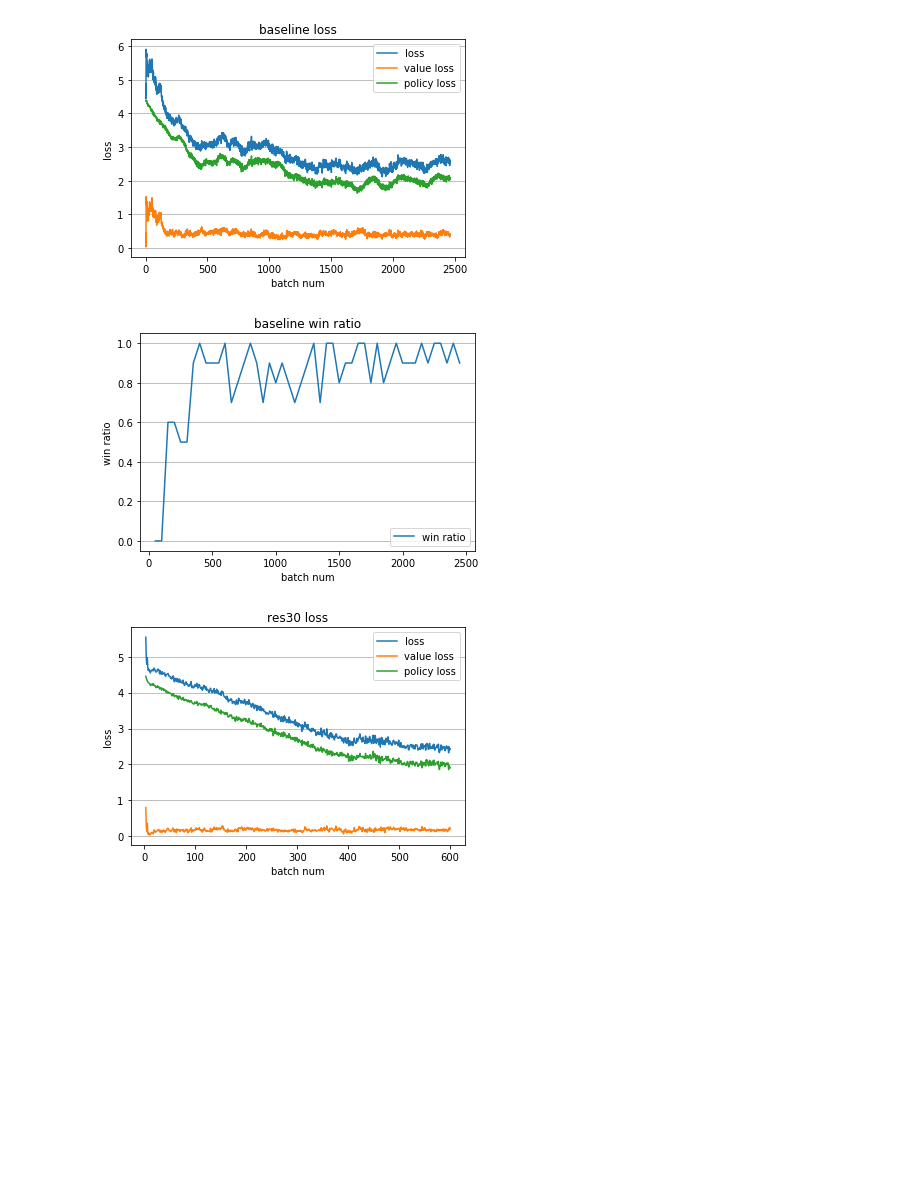
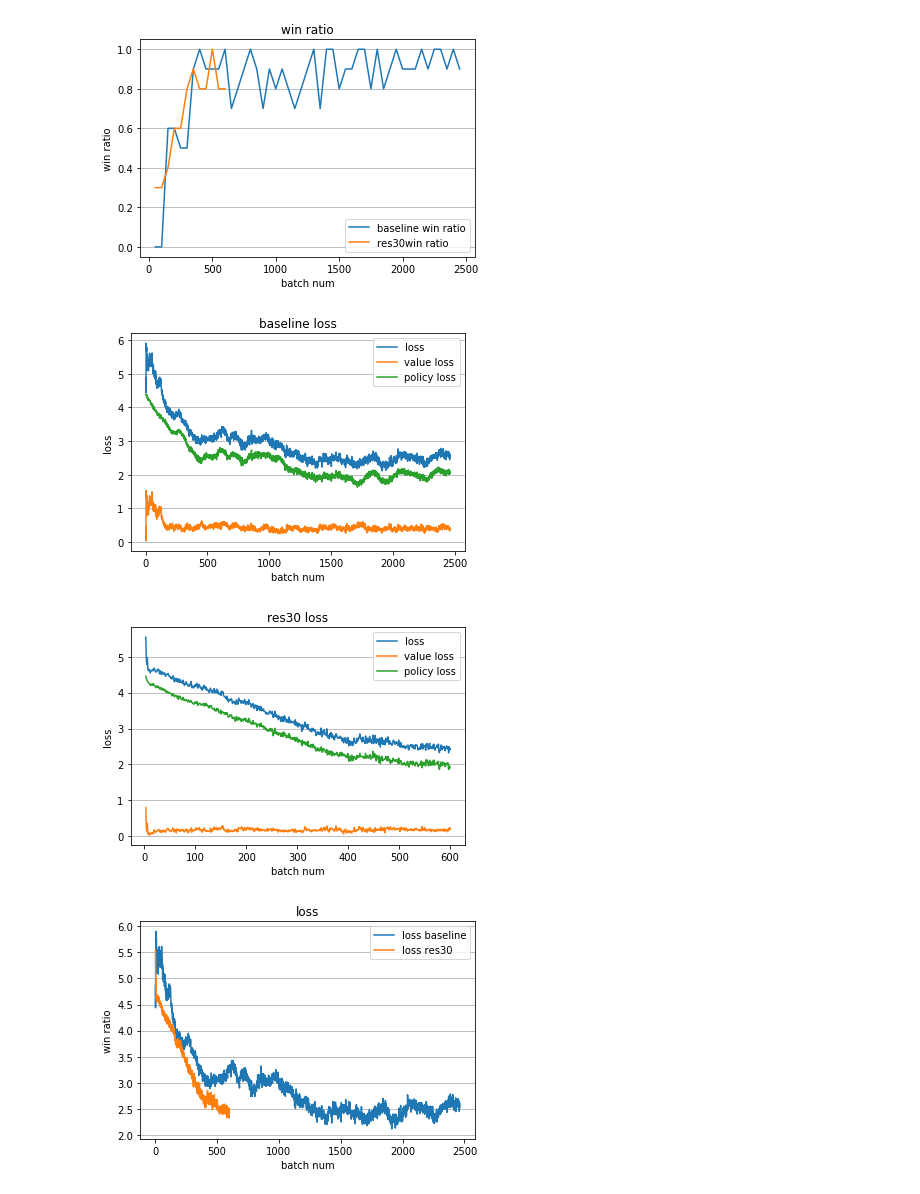
Before and after one commit to junxiaosong/AlphaZero_Gomoku, a Jupyter notebook: loss_plot.ipynb, the cells around one changed output. Cells and saved outputs as stored; diff of their text form; code cells hidden in the pictures; blank space fills up the shorter version.

Commit message:
Update loss plot

```diff
--- a/loss_plot.ipynb
+++ b/loss_plot.ipynb
@@ -1,6 +1,7 @@
 # %%
 import matplotlib.pyplot as plt
 import numpy as np
+import pandas as pd
 
 def loss_plot(intermediate_result_file, model_name):
     batch = []
@@ -16,50 +17,76 @@ def loss_plot(intermediate_result_file, model_name):
             value_loss.append(line[5].split(':')[-1])
             policy_loss.append(line[6].split(':')[-1])
             entropy.append(line[7].split(':')[-1])
 
-    batch = np.array(batch).astype(float)
+    batch = np.array(batch).astype(int)
     loss = np.array(loss).astype(float)
     value_loss = np.array(value_loss).astype(float)
     policy_loss = np.array(policy_loss).astype(float)
     entropy = np.array(entropy).astype(float)
 
     plt.plot(batch, loss, label='loss')
     plt.plot(batch, value_loss, label='value loss')
     plt.plot(batch, policy_loss, label='policy loss')
     plt.legend()
     plt.title(model_name + ' loss')
     plt.xlabel('batch num')
     plt.ylabel('loss')
     plt.grid(axis='y')
     plt.show()
+    return pd.DataFrame(data=[batch, loss]).T
 
-def win_ratio_plot(scores_result_file, model_name):
-    batch_50 = []
-    win_ratio = []
-    with open(scores_result_file,'r') as f:
+def win_ratio_plot(scores_result_file_1, model_name_1, scores_result_file_2, model_name_2):
+    batch_50_1 = []
+    win_ratio_1 = []
+    with open(scores_result_file_1,'r') as f:
         for line in f:
             line = line.strip().split(',')
-            batch_50.append(line[0].split(':')[-1])
-            win_ratio.append(line[-1].split(':')[-1])
+            batch_50_1.append(line[0].split(':')[-1])
+            win_ratio_1.append(line[-1].split(':')[-1])
 
-    batch_50 = np.array(batch_50).astype(float)
-    win_ratio = np.array(win_ratio).astype(float)
+    batch_50_1 = np.array(batch_50_1).astype(int)
+    win_ratio_1 = np.array(win_ratio_1).astype(float)
 
-    plt.plot(batch_50, win_ratio, label='win ratio')
+    batch_50_2 = []
+    win_ratio_2 = []
+    with open(scores_result_file_2,'r') as f:
+        for line in f:
+            line = line.strip().split(',')
+            batch_50_2.append(line[0].split(':')[-1])
+            win_ratio_2.append(line[-1].split(':')[-1])
+
+    batch_50_2 = np.array(batch_50_2).astype(int)
+    win_ratio_2 = np.array(win_ratio_2).astype(float)
+
+    plt.plot(batch_50_1, win_ratio_1, label=model_name_1 + ' win ratio')
+    plt.plot(batch_50_2, win_ratio_2, label=model_name_2 + 'win ratio')
     plt.legend()
-    plt.title(model_name + ' win ratio')
+    plt.title('win ratio')
     plt.xlabel('batch num')
     plt.ylabel('win ratio')
     plt.grid(axis='y')
     plt.show()
 
-loss_plot('output/intermediate_result.txt', 'baseline')
-win_ratio_plot('output/scores.txt', 'baseline')
-loss_plot('output/res30_l+_intermediate_result.txt', 'res30')
+win_ratio_plot('output/scores.txt', 'baseline', 'output/res30_l+_scores.txt', 'res30')
+
+df_baseline = loss_plot('output/intermediate_result.txt', 'baseline')
+df_baseline.columns = ['batch_num', 'loss_baseline']
+df_res30 = loss_plot('output/res30_l+_intermediate_result.txt', 'res30')
+df_res30.columns = ['batch_num', 'loss_res30']
+df_merged = pd.merge(df_baseline, df_res30, how='left', on='batch_num')
+plt.plot(df_merged['batch_num'], df_merged['loss_baseline'], label='loss baseline')
+plt.plot(df_merged['batch_num'], df_merged['loss_res30'], label='loss res30')
+plt.legend()
+plt.title('loss')
+plt.xlabel('batch num')
+plt.ylabel('win ratio')
+plt.grid(axis='y')
+plt.show()
 # %% [output]
-[figure, old version]
+[figure, new version]
-[figure, old version]
+[figure, new version]
 [figure]
+[figure, added]
 # %%
 def rescue_code(function):
     import inspect
```
